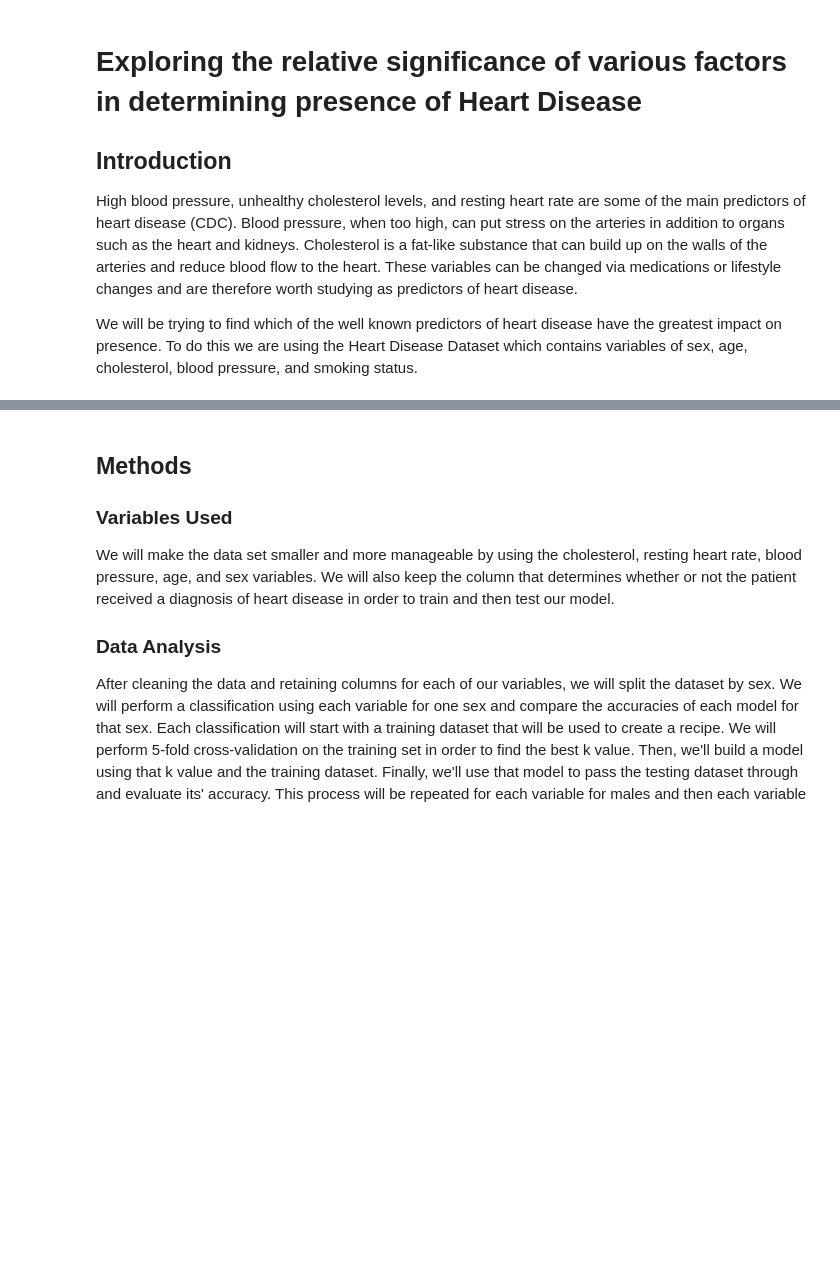
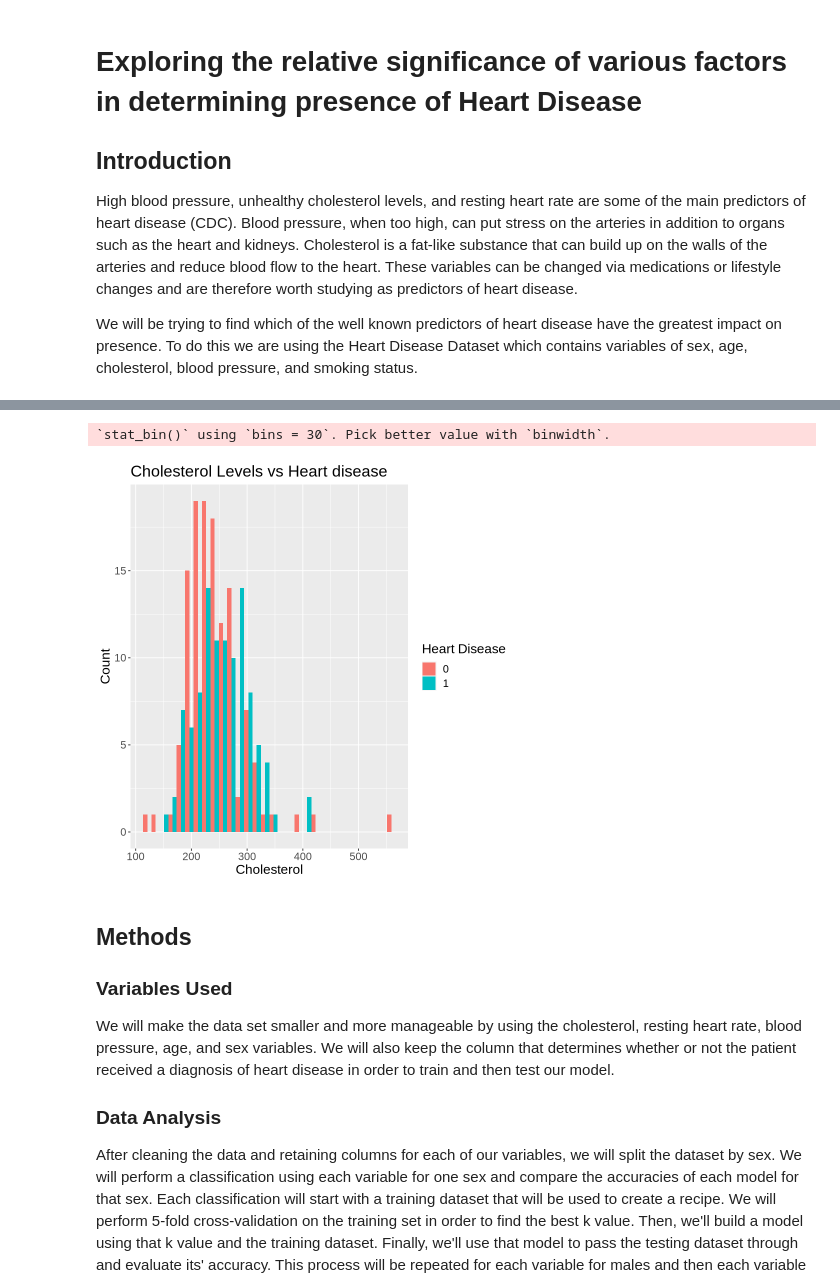
Before and after one commit to sandrapruner/DSCI-100-Project, a Jupyter notebook: Proposal.ipynb, the cells around one changed output, grey strips where cells are left out. Saved outputs shown, nothing was run; the diff lists cells and outputs as text; code cells hidden in the pictures; blank space fills up the shorter version.

```diff
--- a/Proposal.ipynb
+++ b/Proposal.ipynb
@@ -104,3 +113,13 @@ heart_histogram
+# %%
+chol_histogram <-   ggplot(heart_train, aes(x = chol, fill = target)) +
+                     geom_histogram(position = 'dodge') +
+                     labs(x = "Cholesterol", y = "Count", fill = "Heart Disease") +
+                     ggtitle("Cholesterol Levels vs Heart disease") +
+                     theme(text=element_text(size=16))
+chol_histogram
+# %% [output]
+`stat_bin()` using `bins = 30`. Pick better value with `binwidth`.
+[figure, added]
 # %% [markdown]
 ## Methods
 
```
Also changed, not shown: parts of 7 cells of this notebook.
